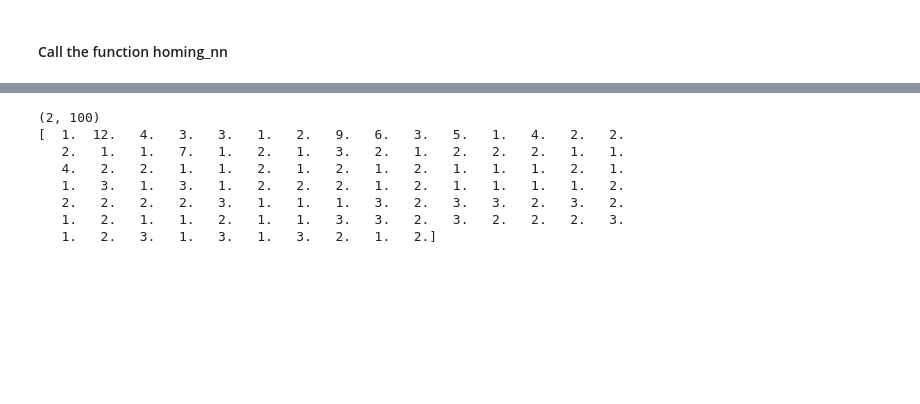
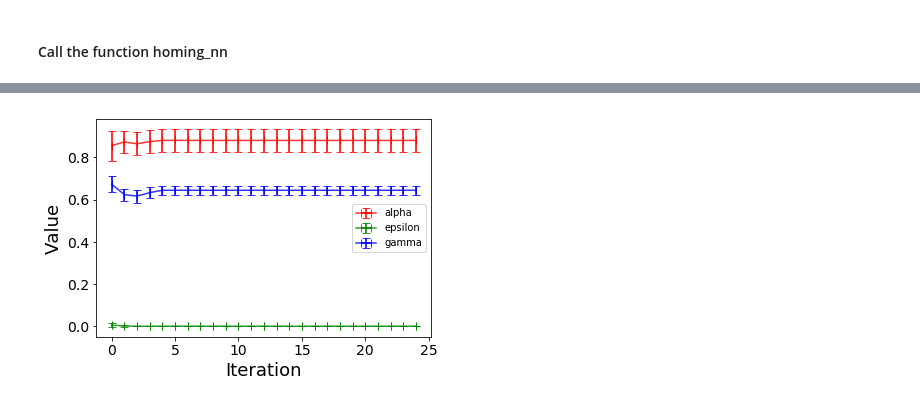
Before and after one commit to jcdhan1/COM3240-Labs, a Jupyter notebook: COM3240sessions79/Lab9.ipynb, the cells around one changed output, grey strips where cells are left out. Cells and saved outputs as stored; diff of their text form; code cells hidden in the pictures; blank space fills up the shorter version.

```diff
--- a/COM3240sessions79/Lab9.ipynb
+++ b/COM3240sessions79/Lab9.ipynb
@@ -209,8 +244,28 @@ cons = ({'type': 'ineq', 'fun': lambda x:  x[0]},
         {'type': 'ineq', 'fun': lambda x:  1-x[0]},
         {'type': 'ineq', 'fun': lambda x:  1-x[1]},
         {'type': 'ineq', 'fun': lambda x:  1-x[2]})
-param_minima=[]
-while len(param_minima) < 10:
-    res = minimize(to_optimise, np.random.rand(3), method='COBYLA', constraints=cons, tol=1e-6)
-    if res.fun <=10:
-        param_minima += [np.append(res.x,res.fun)]
+
+opt_runs = 25
+params_dict = dict(zip(['alpha', 'epsilon', 'gamma'],[[],[],[]]))
+params = [learning_rate, eps,gamma] #Initial Guess
+threshold = 10
+max_iter = 25
+for j in range(opt_runs):
+    print(j)
+    inequalities = 100
+    params_arr=[]
+    i = 0
+    while (inequalities > threshold):
+        i += 1
+        res = minimize(to_optimise, params, method='COBYLA', constraints=cons, tol=1e-6)
+        if res.fun < inequalities:
+            inequalities = res.fun
+            params = res.x
+        if i ==max_iter:
+            print("Maximum iterations reached")
+            break
+        params_arr += [params]
+    params_arr = np.pad(params_arr,  [(0, max_iter-i), (0, 0)], 'edge')
+    params_dict['alpha'] +=[params_arr.T[0]]
+    params_dict['epsilon'] += [params_arr.T[1]]
+    params_dict['gamma'] += [params_arr.T[2]]
@@ -249,13 +290,15 @@ manyruns(n_trials, *tuple(param_means))
-# %%
-l_curve=homing_nn(n_trials,*tuple(param_means), count_actions=True)
-print(l_curve.shape)
-print(l_curve[0])
-# %% [output]
-(2, 100)
-[  1.  12.   4.   3.   3.   1.   2.   9.   6.   3.   5.   1.   4.   2.   2.
-   2.   1.   1.   7.   1.   2.   1.   3.   2.   1.   2.   2.   2.   1.   1.
-   4.   2.   2.   1.   1.   2.   1.   2.   1.   2.   1.   1.   1.   2.   1.
-   1.   3.   1.   3.   1.   2.   2.   2.   1.   2.   1.   1.   1.   1.   2.
-   2.   2.   2.   2.   3.   1.   1.   1.   3.   2.   3.   3.   2.   3.   2.
-   1.   2.   1.   1.   2.   1.   1.   3.   3.   2.   3.   2.   2.   2.   3.
-   1.   2.   3.   1.   3.   1.   3.   2.   1.   2.]
+# %%
+def opt_means(param_name):
+    return [np.mean(l) for l in np.array(params_dict[param_name]).T]
+def opt_sems(param_name):
+    return [2*np.std(l, axis=0)/np.sqrt(opt_runs) for l in np.array(params_dict[param_name]).T]
+alpha_plot=plt.errorbar(np.arange(opt_runs), opt_means('alpha'), opt_sems('alpha'), 0, elinewidth=2, capsize=4, alpha=0.8, color='r',label='alpha')
+epsilon_plot=plt.errorbar(np.arange(opt_runs), opt_means('epsilon'), opt_sems('epsilon'), 0, elinewidth=2, capsize=4, alpha=0.8, color='g',label='epsilon')
+gamma_plot=plt.errorbar(np.arange(opt_runs), opt_means('gamma'), opt_sems('gamma'), 0, elinewidth=2, capsize=4, alpha=0.8, color='b',label='gamma')
+plt.legend(handles=[alpha_plot, epsilon_plot, gamma_plot])
+plt.xlabel('Iteration',fontsize=fontsize)
+plt.ylabel('Value',fontsize=fontsize)
+plt.tick_params(axis='both', which='major', labelsize=14)
+plt.show()
+# %% [output]
+[figure, added]
```
Also changed, not shown: parts of 8 cells of this notebook, 7 other files.
